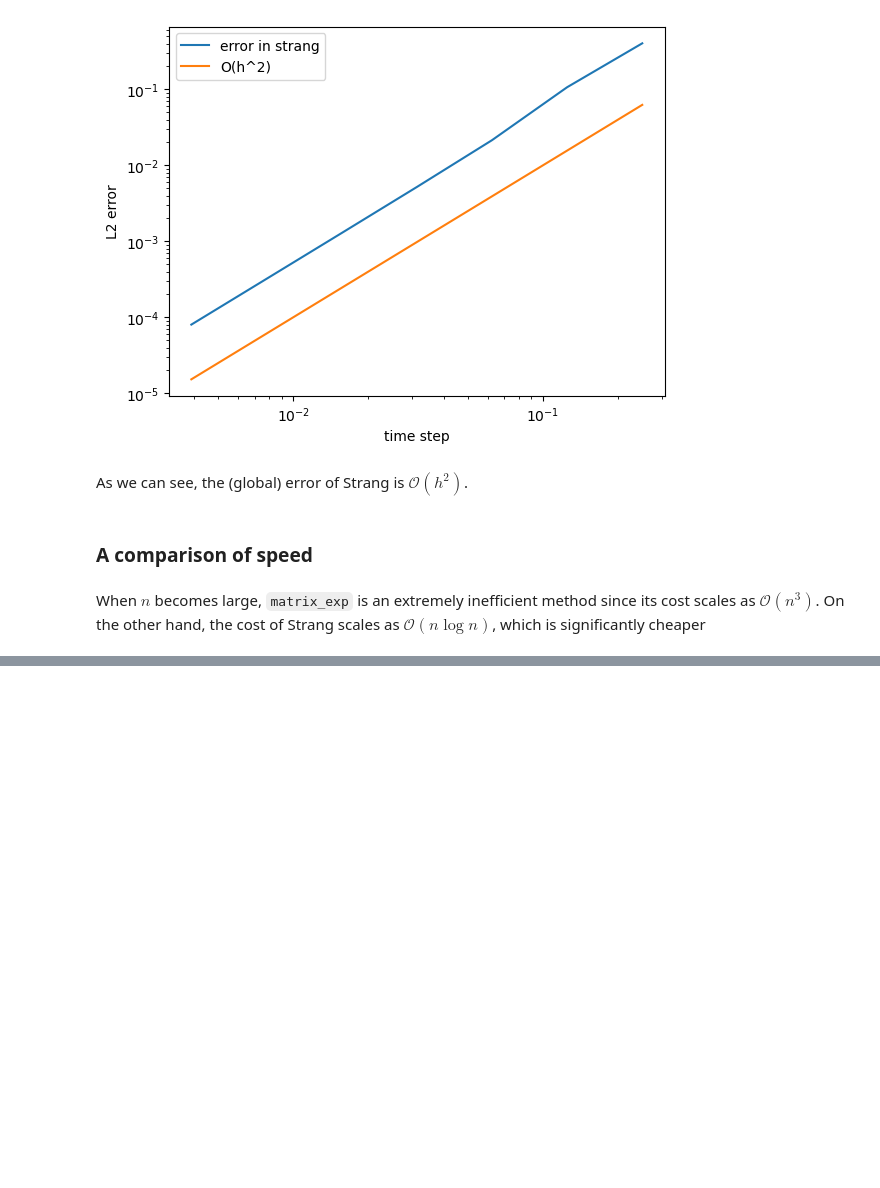
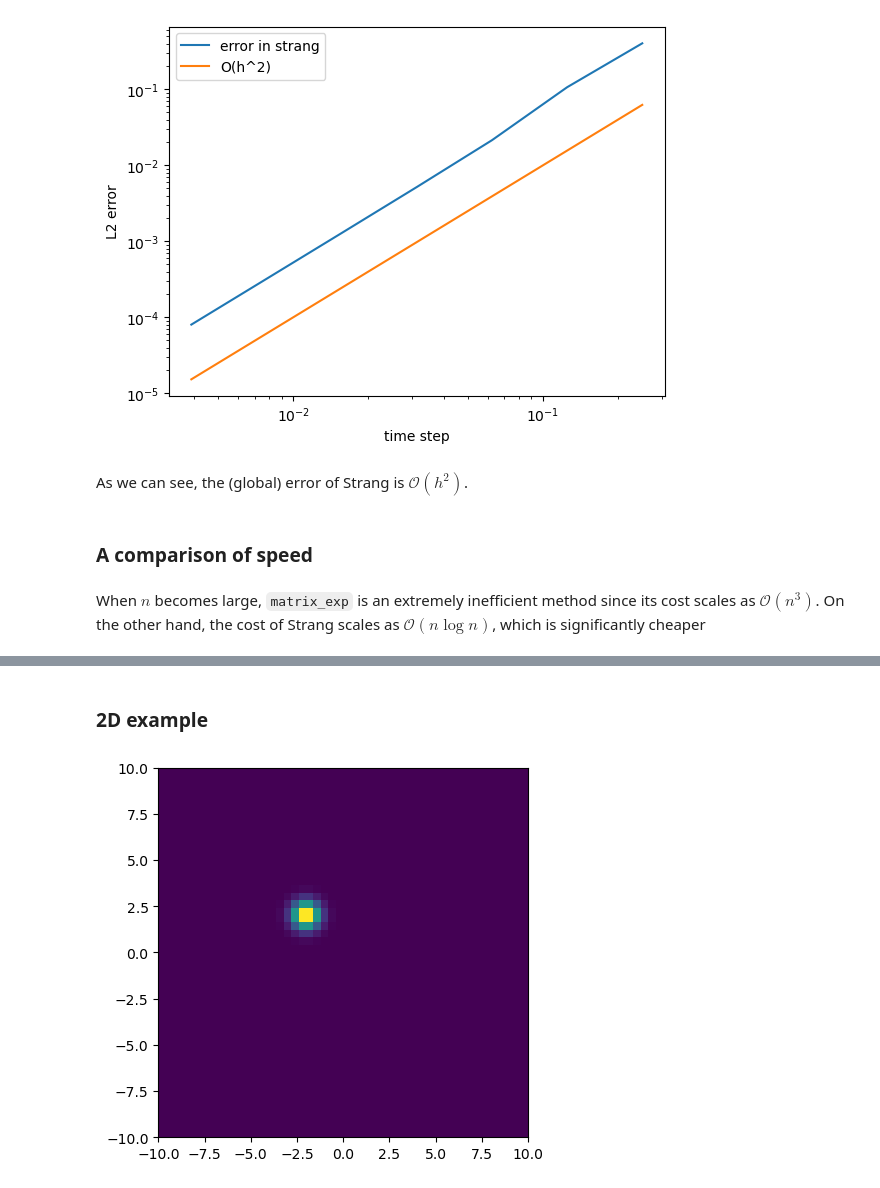
Before and after one commit to brownadder/expsolve, a Jupyter notebook: examples/tutorials/01_tensorgrid/07_split_step_method_for_schrodinger.ipynb, the cells around one changed output, grey strips where cells are left out. Saved outputs shown, nothing was run; the diff lists cells and outputs as text; code cells hidden in the pictures; blank space fills up the shorter version.

```diff
--- a/examples/tutorials/01_tensorgrid/07_split_step_method_for_schrodinger.ipynb
+++ b/examples/tutorials/01_tensorgrid/07_split_step_method_for_schrodinger.ipynb
@@ -222,0 +223,16 @@ The L2 error in Strang splitting is tensor([1.6571e-05], dtype=torch.float64)
+# %% [markdown]
+### 2D example
+# %%
+n = [50, 50]
+xr = [-10, 10]
+[x,y] = ex.grid(n, xr)
+
+x0 = -2.0
+y0 = -2.0
+u = exp(-((x-x0)**2+(y-y0)**2)/(2*0.25))
+u = ex.normalize(u, xr)     # normalize wavefunction and make it complex
+
+ex.imshow(plt, xr, abs(u))
+plt.show()
+# %% [output]
+[figure, added]
```
Also changed, not shown: parts of 29 cells of this notebook.
